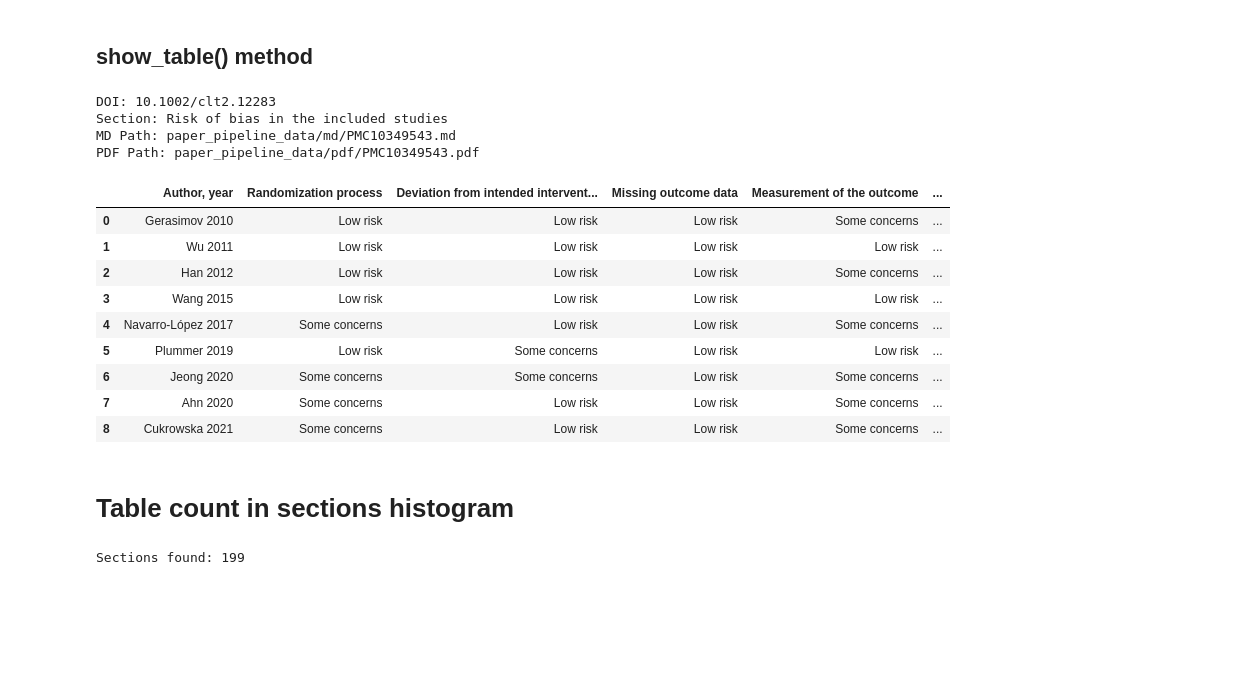
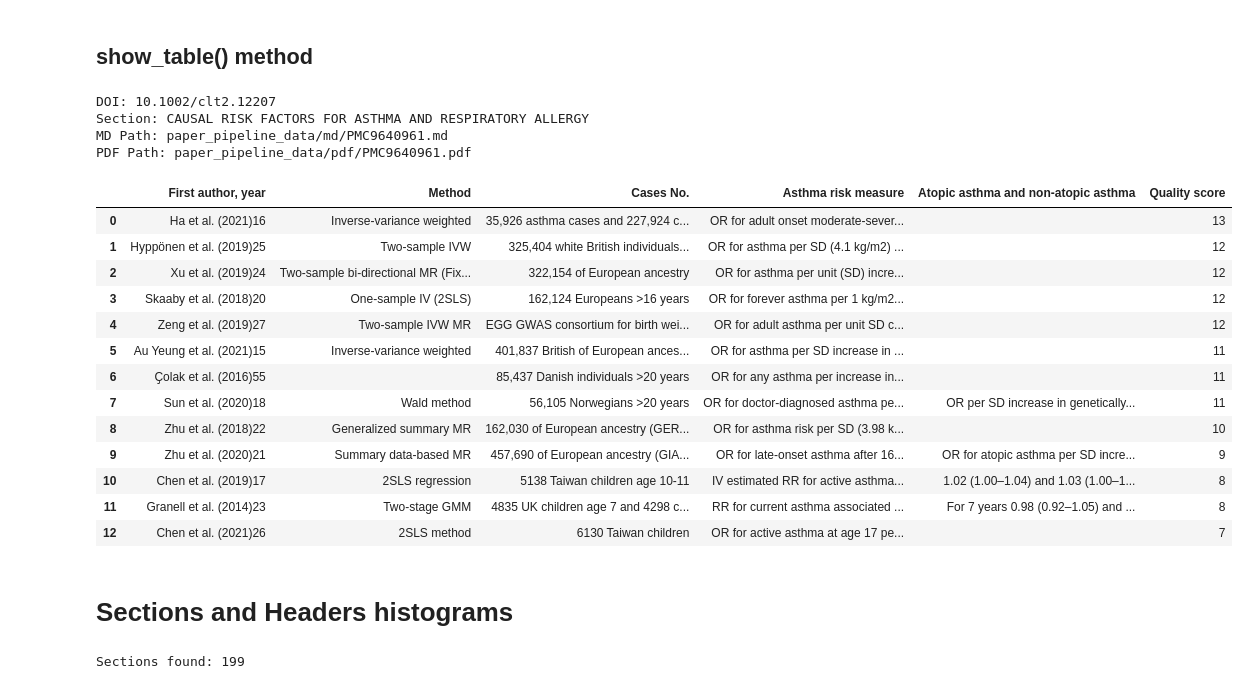
Before and after one commit to AGH-Projects-Library/ai4es-oa-paper-scrapper, a Jupyter notebook: notebooks/inspect_rob_tables_report.ipynb, the cells around one changed output. Cells and saved outputs as stored; diff of their text form; code cells hidden in the pictures; blank space fills up the shorter version.

```diff
--- a/notebooks/inspect_rob_tables_report.ipynb
+++ b/notebooks/inspect_rob_tables_report.ipynb
@@ -81,46 +81,50 @@ Total extracted tables: 609
 # %% [markdown]
 ## show_table() method
 # %%
-def show_table(index, _df):
-    if index < 0 or index >= len(_df):
+def show_table(index, ):
+    if index < 0 or index >= len(df_tables):
         print('Index out of range')
         return
 
-    record = _df.iloc[index]
+    record = df_tables.iloc[index]
     print('DOI:', record['DOI'])
     print('Section:', record['Section'])
     print('MD Path:', record['MD_Path'])
     print('PDF Path:', record['PDF_Path'])
 
     headers = record['Header'] or []
     table_rows = record['Rows'] or []
     if not headers or not table_rows:
         print('No table data available')
         return
 
     display(pd.DataFrame(table_rows, columns=headers))
 
 if len(df_tables):
-    show_table(7, df_tables)
+    show_table(17)
 else:
     print('No tables to show')
 # %% [output]
-DOI: 10.1002/clt2.12283
-Section: Risk of bias in the included studies
-MD Path: paper_pipeline_data/md/PMC10349543.md
-PDF Path: paper_pipeline_data/pdf/PMC10349543.pdf
+DOI: 10.1002/clt2.12207
+Section: CAUSAL RISK FACTORS FOR ASTHMA AND RESPIRATORY ALLERGY
+MD Path: paper_pipeline_data/md/PMC9640961.md
+PDF Path: paper_pipeline_data/pdf/PMC9640961.pdf
-|  | Author, year | Randomization process | Deviation from intended intervent... | Missing outcome data | Measurement of the outcome | ... |
-| 0 | Gerasimov 2010 | Low risk | Low risk | Low risk | Some concerns | ... |
-| 1 | Wu 2011 | Low risk | Low risk | Low risk | Low risk | ... |
-| 2 | Han 2012 | Low risk | Low risk | Low risk | Some concerns | ... |
-| 3 | Wang 2015 | Low risk | Low risk | Low risk | Low risk | ... |
-| 4 | Navarro‐López 2017 | Some concerns | Low risk | Low risk | Some concerns | ... |
-| 5 | Plummer 2019 | Low risk | Some concerns | Low risk | Low risk | ... |
-| 6 | Jeong 2020 | Some concerns | Some concerns | Low risk | Some concerns | ... |
-| 7 | Ahn 2020 | Some concerns | Low risk | Low risk | Some concerns | ... |
-| 8 | Cukrowska 2021 | Some concerns | Low risk | Low risk | Some concerns | ... |
+|  | First author, year | Method | Cases No. | Asthma risk measure | Atopic asthma and non‐atopic asthma | Quality score |
+| 0 | Ha et al. (2021)16 | Inverse‐variance weighted | 35,926 asthma cases and 227,924 c... | OR for adult onset moderate‐sever... |  | 13 |
+| 1 | Hyppönen et al. (2019)25 | Two‐sample IVW | 325,404 white British individuals... | OR for asthma per SD (4.1 kg/m2) ... |  | 12 |
+| 2 | Xu et al. (2019)24 | Two‐sample bi‐directional MR (Fix... | 322,154 of European ancestry | OR for asthma per unit (SD) incre... |  | 12 |
+| 3 | Skaaby et al. (2018)20 | One‐sample IV (2SLS) | 162,124 Europeans >16 years | OR for forever asthma per 1 kg/m2... |  | 12 |
+| 4 | Zeng et al. (2019)27 | Two‐sample IVW MR | EGG GWAS consortium for birth wei... | OR for adult asthma per unit SD c... |  | 12 |
+| 5 | Au Yeung et al. (2021)15 | Inverse‐variance weighted | 401,837 British of European ances... | OR for asthma per SD increase in ... |  | 11 |
+| 6 | Ҫolak et al. (2016)55 |  | 85,437 Danish individuals >20 years | OR for any asthma per increase in... |  | 11 |
+| 7 | Sun et al. (2020)18 | Wald method | 56,105 Norwegians >20 years | OR for doctor‐diagnosed asthma pe... | OR per SD increase in genetically... | 11 |
+| 8 | Zhu et al. (2018)22 | Generalized summary MR | 162,030 of European ancestry (GER... | OR for asthma risk per SD (3.98 k... |  | 10 |
+| 9 | Zhu et al. (2020)21 | Summary data‐based MR | 457,690 of European ancestry (GIA... | OR for late‐onset asthma after 16... | OR for atopic asthma per SD incre... | 9 |
+| 10 | Chen et al. (2019)17 | 2SLS regression | 5138 Taiwan children age 10‐11 | IV estimated RR for active asthma... | 1.02 (1.00–1.04) and 1.03 (1.00–1... | 8 |
+| 11 | Granell et al. (2014)23 | Two‐stage GMM | 4835 UK children age 7 and 4298 c... | RR for current asthma associated ... | For 7 years 0.98 (0.92–1.05) and ... | 8 |
+| 12 | Chen et al. (2021)26 | 2SLS method | 6130 Taiwan children | OR for active asthma at age 17 pe... |  | 7 |
 # %% [markdown]
-# Table count in sections histogram
+# Sections and Headers histograms
 # %%
 import matplotlib.pyplot as plt
 
```
Also changed, not shown: parts of 4 cells of this notebook.
